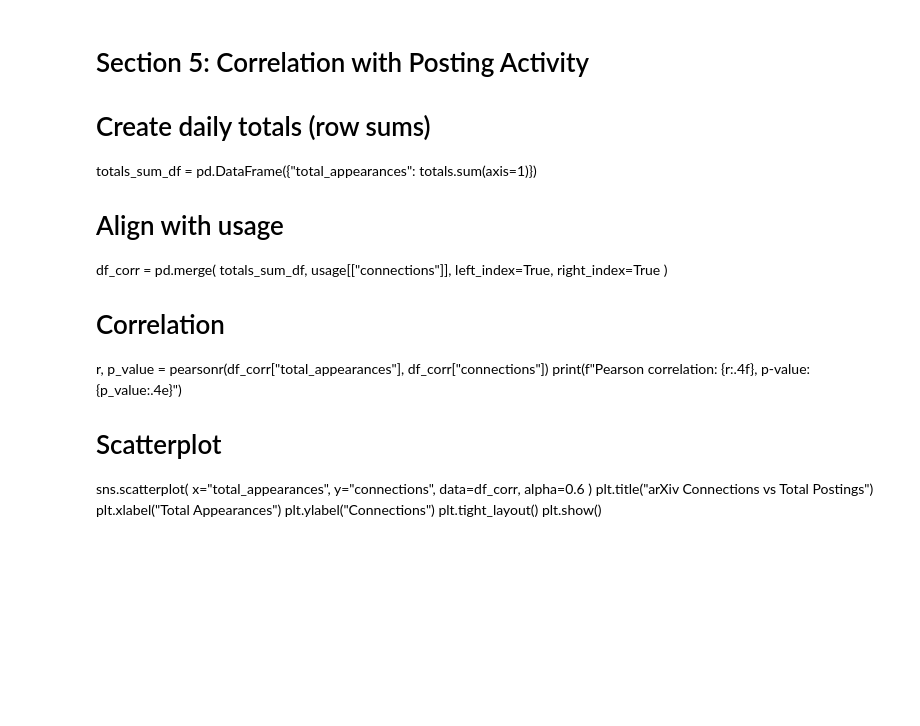
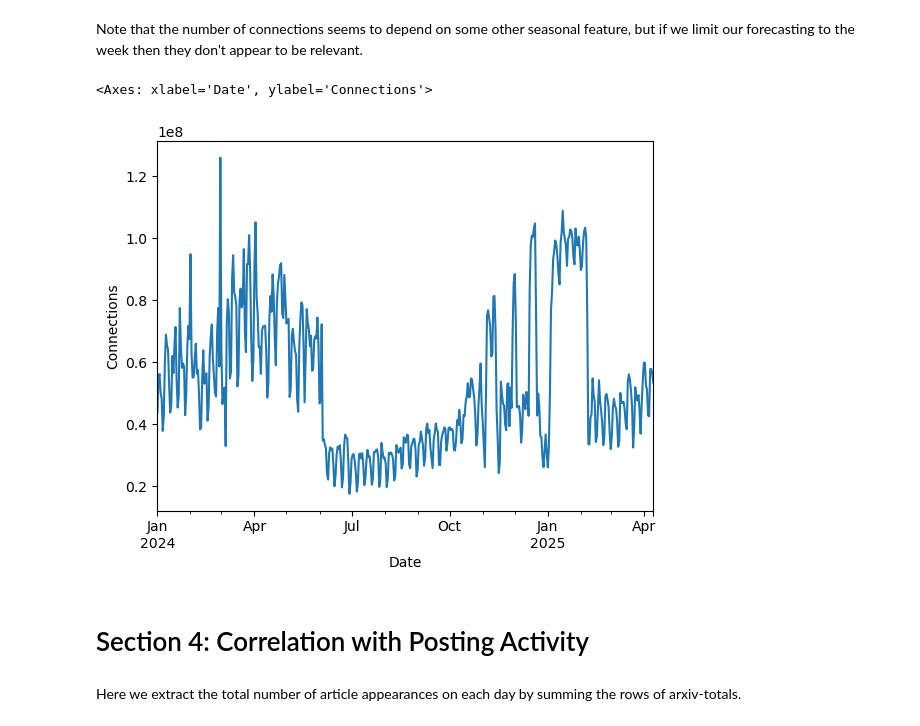
Before and after one commit to albesianor/arxiv-heatmap, a Jupyter notebook: notes/usage-stats/usage-summary.ipynb, the cells around one changed output. Cells and saved outputs as stored; diff of their text form; code cells hidden in the pictures; blank space fills up the shorter version.

```diff
--- a/notes/usage-stats/usage-summary.ipynb
+++ b/notes/usage-stats/usage-summary.ipynb
@@ -58,24 +175,13 @@ print(model.summary())
+# %% [markdown]
+Note that the number of connections seems to depend on some other seasonal feature, but if we limit our forecasting to the week then they don't appear to be relevant.
+# %%
+pd.read_parquet("../../data/arxiv-usage.parquet").plot(
+    xlabel="Date", ylabel="Connections", legend=False
+)
+# %% [output]
+<Axes: xlabel='Date', ylabel='Connections'>
+[figure, added]
 # %% [markdown]
-# Section 5: Correlation with Posting Activity
-
-# Create daily totals (row sums)
-totals_sum_df = pd.DataFrame({"total_appearances": totals.sum(axis=1)})
-
-# Align with usage
-df_corr = pd.merge(
-    totals_sum_df, usage[["connections"]], left_index=True, right_index=True
-)
-
-# Correlation
-r, p_value = pearsonr(df_corr["total_appearances"], df_corr["connections"])
-print(f"Pearson correlation: {r:.4f}, p-value: {p_value:.4e}")
-
-# Scatterplot
-sns.scatterplot(
-    x="total_appearances", y="connections", data=df_corr, alpha=0.6
-)
-plt.title("arXiv Connections vs Total Postings")
-plt.xlabel("Total Appearances")
-plt.ylabel("Connections")
-plt.tight_layout()
-plt.show()
+# Section 4: Correlation with Posting Activity
+# %% [markdown]
+Here we extract the total number of article appearances on each day by summing the rows of arxiv-totals.
```
Also changed, not shown: parts of 26 cells of this notebook.
